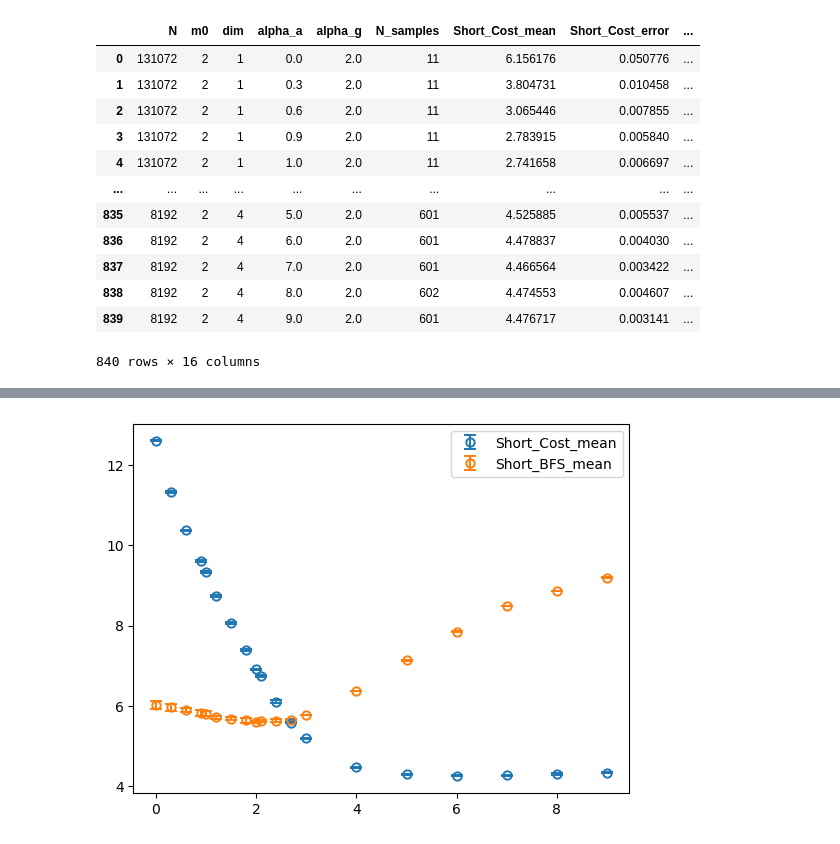
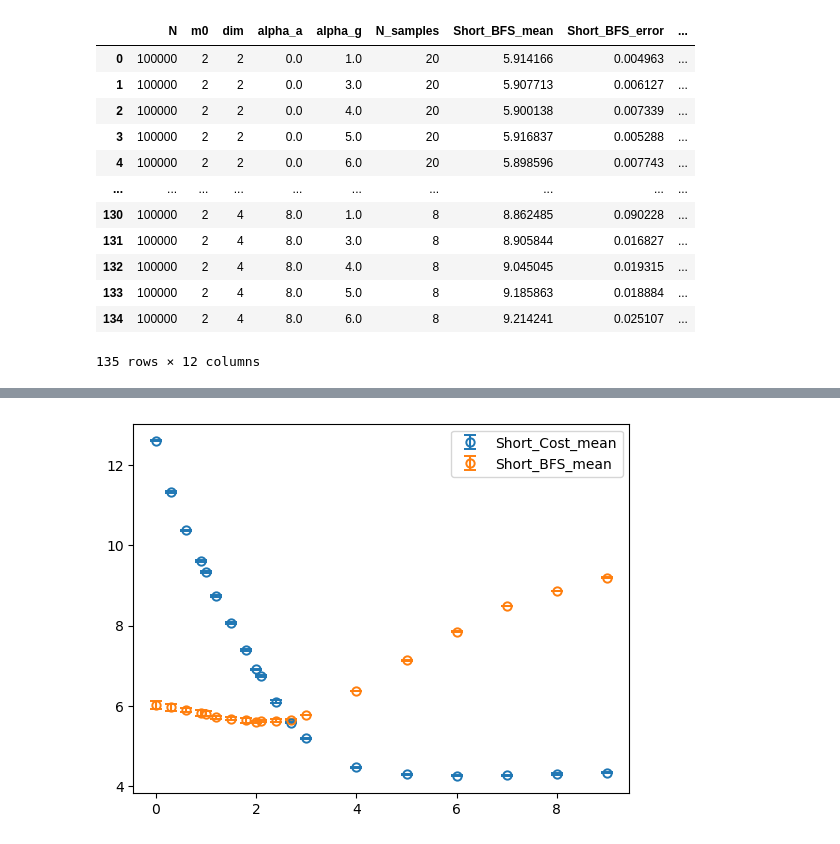
Before and after one commit to JuniorAlencar/SpatialPreferential, a Jupyter notebook: scripts/jupyter/load_data.ipynb, the cells around one changed output, grey strips where cells are left out. Cells and saved outputs as stored; diff of their text form; code cells hidden in the pictures.

Commit message:
update bfs-sampled

```diff
--- a/scripts/jupyter/load_data.ipynb
+++ b/scripts/jupyter/load_data.ipynb
@@ -4,19 +4,20 @@ import numpy as np
 import os, glob
 import pandas as pd
 # %%
-df = pd.read_csv("../../data/all_data.csv")
+df_trash = pd.read_csv("../../Data/all_data.csv")
+df = df_trash.dropna(axis=1)
 df
 # %% [output]
-|  | N | m0 | dim | alpha_a | alpha_g | N_samples | Short_Cost_mean | Short_Cost_error | ... |
-| 0 | 131072 | 2 | 1 | 0.0 | 2.0 | 11 | 6.156176 | 0.050776 | ... |
-| 1 | 131072 | 2 | 1 | 0.3 | 2.0 | 11 | 3.804731 | 0.010458 | ... |
-| 2 | 131072 | 2 | 1 | 0.6 | 2.0 | 11 | 3.065446 | 0.007855 | ... |
-| 3 | 131072 | 2 | 1 | 0.9 | 2.0 | 11 | 2.783915 | 0.005840 | ... |
-| 4 | 131072 | 2 | 1 | 1.0 | 2.0 | 11 | 2.741658 | 0.006697 | ... |
+|  | N | m0 | dim | alpha_a | alpha_g | N_samples | Short_BFS_mean | Short_BFS_error | ... |
+| 0 | 100000 | 2 | 2 | 0.0 | 1.0 | 20 | 5.914166 | 0.004963 | ... |
+| 1 | 100000 | 2 | 2 | 0.0 | 3.0 | 20 | 5.907713 | 0.006127 | ... |
+| 2 | 100000 | 2 | 2 | 0.0 | 4.0 | 20 | 5.900138 | 0.007339 | ... |
+| 3 | 100000 | 2 | 2 | 0.0 | 5.0 | 20 | 5.916837 | 0.005288 | ... |
+| 4 | 100000 | 2 | 2 | 0.0 | 6.0 | 20 | 5.898596 | 0.007743 | ... |
 | ... | ... | ... | ... | ... | ... | ... | ... | ... | ... |
-| 835 | 8192 | 2 | 4 | 5.0 | 2.0 | 601 | 4.525885 | 0.005537 | ... |
-| 836 | 8192 | 2 | 4 | 6.0 | 2.0 | 601 | 4.478837 | 0.004030 | ... |
-| 837 | 8192 | 2 | 4 | 7.0 | 2.0 | 601 | 4.466564 | 0.003422 | ... |
-| 838 | 8192 | 2 | 4 | 8.0 | 2.0 | 602 | 4.474553 | 0.004607 | ... |
-| 839 | 8192 | 2 | 4 | 9.0 | 2.0 | 601 | 4.476717 | 0.003141 | ... |
+| 130 | 100000 | 2 | 4 | 8.0 | 1.0 | 8 | 8.862485 | 0.090228 | ... |
+| 131 | 100000 | 2 | 4 | 8.0 | 3.0 | 8 | 8.905844 | 0.016827 | ... |
+| 132 | 100000 | 2 | 4 | 8.0 | 4.0 | 8 | 9.045045 | 0.019315 | ... |
+| 133 | 100000 | 2 | 4 | 8.0 | 5.0 | 8 | 9.185863 | 0.018884 | ... |
+| 134 | 100000 | 2 | 4 | 8.0 | 6.0 | 8 | 9.214241 | 0.025107 | ... |
-840 rows × 16 columns
+135 rows × 12 columns
```
Also changed, not shown: parts of 3 cells of this notebook, 7 other files.
